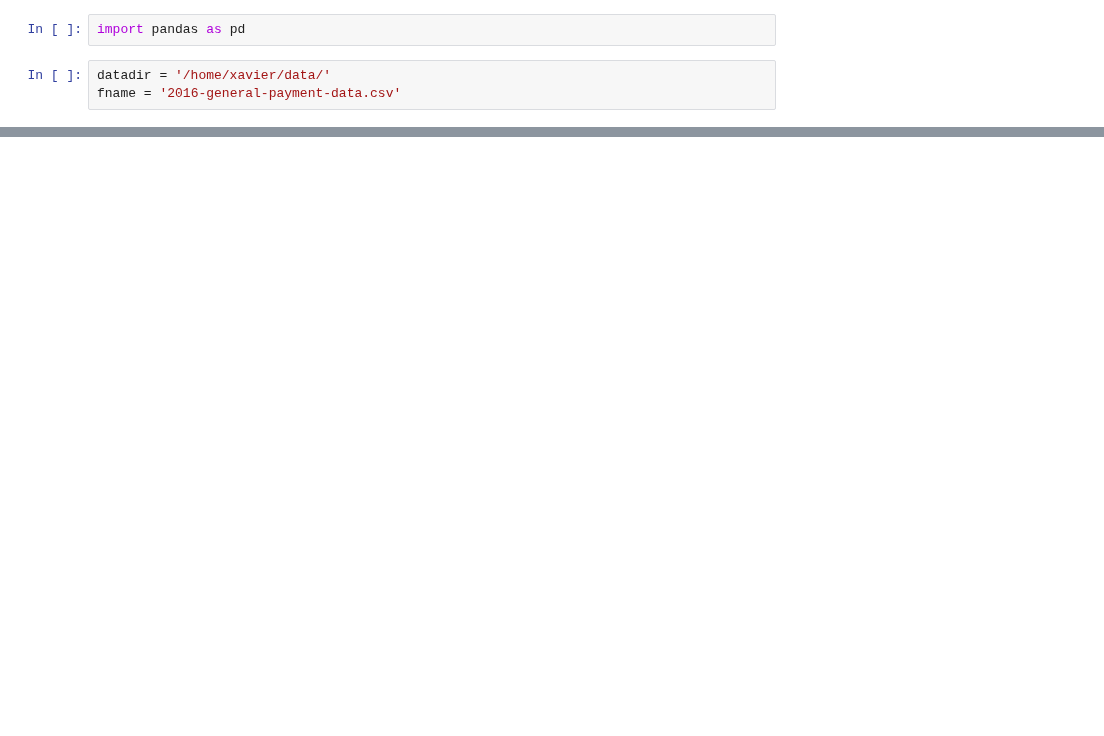
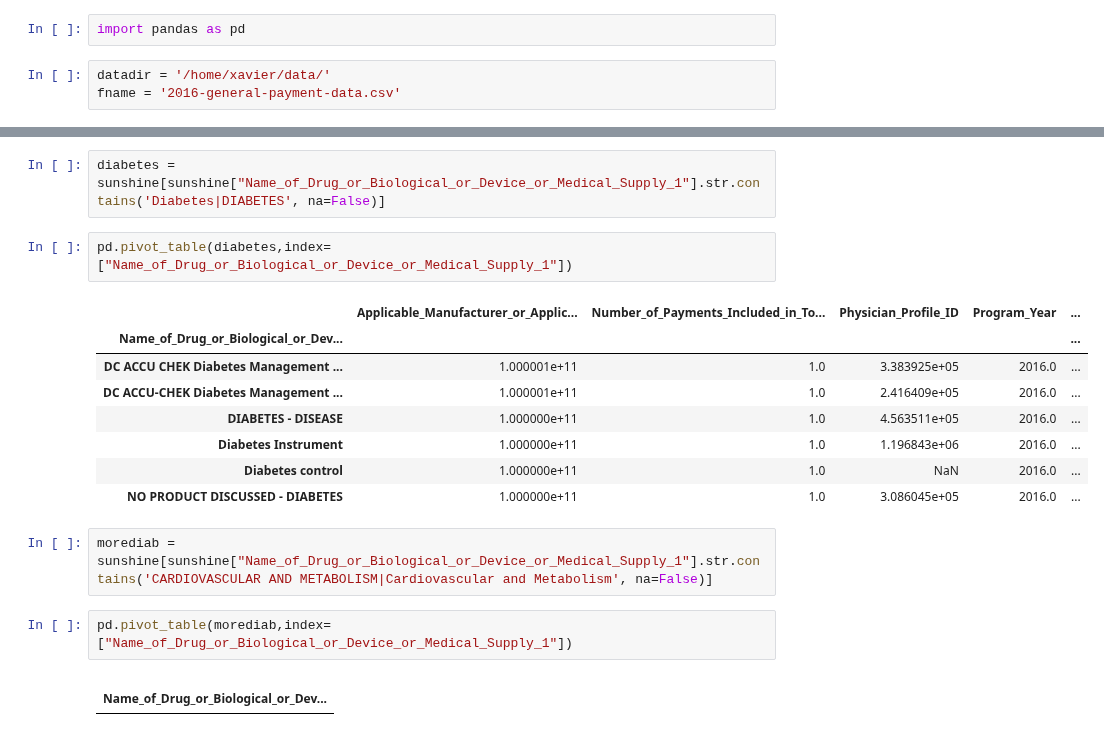
Before and after one commit to xthomas/dataviz, a Jupyter notebook: sunshine-act/SunshinePivot01.ipynb, the cells around one changed output, grey strips where cells are left out. Drawn from its saved outputs; the diff is of its cells as text; blank space fills up the shorter version.

```diff
--- a/sunshine-act/SunshinePivot01.ipynb
+++ b/sunshine-act/SunshinePivot01.ipynb
@@ -9,0 +104,20 @@ MemoryError:
+# %%
+diabetes = sunshine[sunshine["Name_of_Drug_or_Biological_or_Device_or_Medical_Supply_1"].str.contains('Diabetes|DIABETES', na=False)]
+# %%
+pd.pivot_table(diabetes,index=["Name_of_Drug_or_Biological_or_Device_or_Medical_Supply_1"])
+# %% [output]
+|  | Applicable_Manufacturer_or_Applic... | Number_of_Payments_Included_in_To... | Physician_Profile_ID | Program_Year | ... |
+| Name_of_Drug_or_Biological_or_Dev... |  |  |  |  | ... |
+| DC ACCU CHEK Diabetes Management ... | 1.000001e+11 | 1.0 | 3.383925e+05 | 2016.0 | ... |
+| DC ACCU-CHEK Diabetes Management ... | 1.000001e+11 | 1.0 | 2.416409e+05 | 2016.0 | ... |
+| DIABETES - DISEASE | 1.000000e+11 | 1.0 | 4.563511e+05 | 2016.0 | ... |
+| Diabetes Instrument | 1.000000e+11 | 1.0 | 1.196843e+06 | 2016.0 | ... |
+| Diabetes control | 1.000000e+11 | 1.0 | NaN | 2016.0 | ... |
+| NO PRODUCT DISCUSSED - DIABETES | 1.000000e+11 | 1.0 | 3.086045e+05 | 2016.0 | ... |
+# %%
+morediab = sunshine[sunshine["Name_of_Drug_or_Biological_or_Device_or_Medical_Supply_1"].str.contains('CARDIOVASCULAR AND METABOLISM|Cardiovascular and Metabolism', na=False)]
+# %%
+pd.pivot_table(morediab,index=["Name_of_Drug_or_Biological_or_Device_or_Medical_Supply_1"])
+# %% [output]
+|  |
+| Name_of_Drug_or_Biological_or_Dev... |
```
Also changed, not shown: parts of 15 cells of this notebook.
